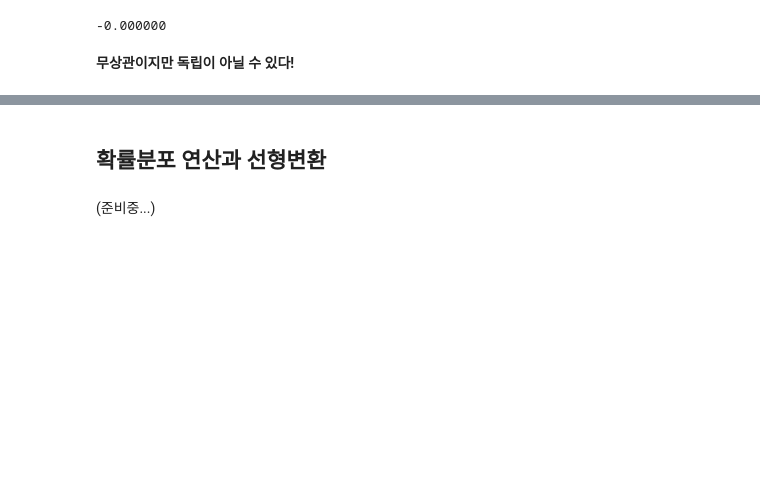
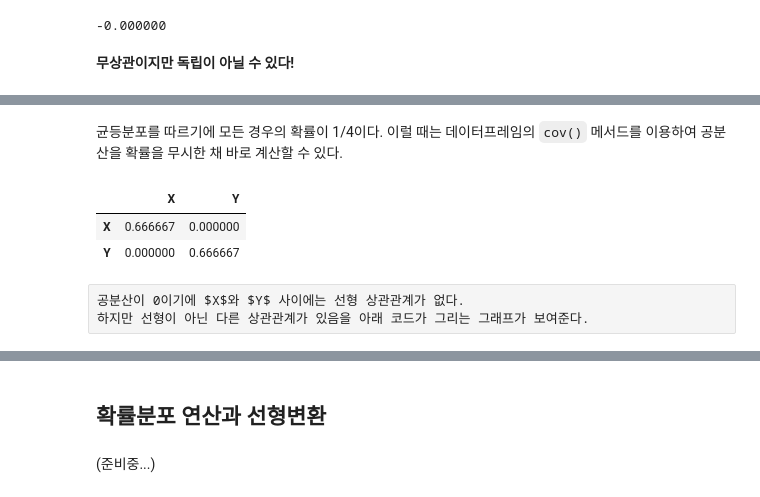
Before and after one commit to codingalzi/DataSci, a Jupyter notebook: jupyter-book/_build/html/_sources/sampling_distribution.ipynb, the cells around one changed output, grey strips where cells are left out. Drawn from its saved outputs; the diff is of its cells as text; code cells hidden in the pictures; blank space fills up the shorter version.

```diff
--- a/jupyter-book/_build/html/_sources/sampling_distribution.ipynb
+++ b/jupyter-book/_build/html/_sources/sampling_distribution.ipynb
@@ -213,0 +253,12 @@ np.sum([(x-E_X)*(y-E_Y)*f_XY(x, y) for x in range(1, 7) for y in range(1, 7)])
+# %% [markdown]
+균등분포를 따르기에 모든 경우의 확률이 1/4이다.
+이럴 때는 데이터프레임의 `cov()` 메서드를 이용하여 공분산을 확률을 무시한 채 바로 계산할 수 있다.
+# %%
+XY.cov()
+# %% [output]
+|  | X | Y |
+| X | 0.666667 | 0.000000 |
+| Y | 0.000000 | 0.666667 |
+# %% [raw]
+공분산이 0이기에 $X$와 $Y$ 사이에는 선형 상관관계가 없다.
+하지만 선형이 아닌 다른 상관관계가 있음을 아래 코드가 그리는 그래프가 보여준다.
```
Also changed, not shown: parts of 22 cells of this notebook, 28 other files.
